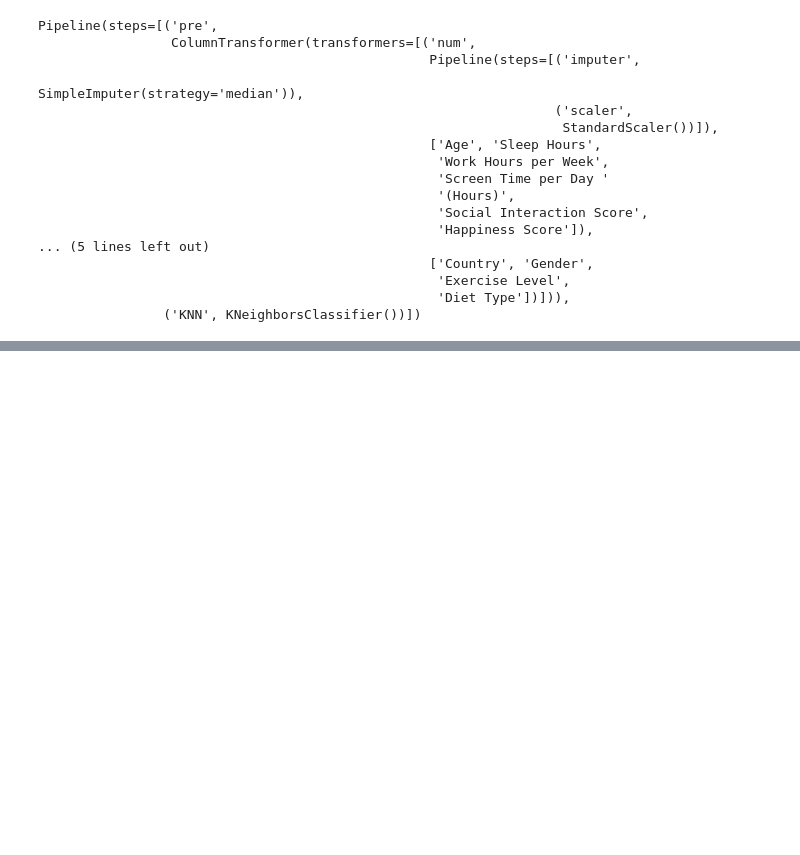
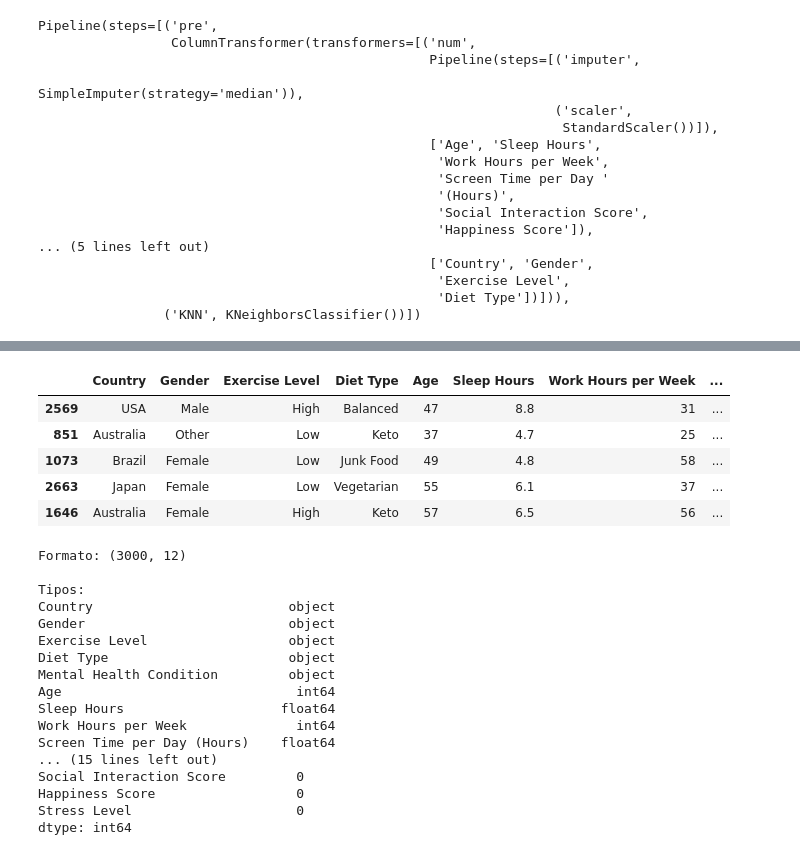
Before and after one commit to hugocfrias/MVP-Machine-Learning, a Jupyter notebook: MVP_Machine_Learning.ipynb, the cells around one changed output, grey strips where cells are left out. Drawn from its saved outputs; the diff is of its cells as text; code cells hidden in the pictures; blank space fills up the shorter version.

```diff
--- a/MVP_Machine_Learning.ipynb
+++ b/MVP_Machine_Learning.ipynb
@@ -689,0 +710,32 @@ pd.DataFrame(results).T
+# %%
+# === Verificações iniciais ===
+display(df_cleaned.sample(5))
+print("\nFormato:", df.shape)
+print("\nTipos:")
+print(df.dtypes)
+print("\nValores ausentes por coluna:")
+print(df.isna().sum())
+# %% [output]
+|  | Country | Gender | Exercise Level | Diet Type | Age | Sleep Hours | Work Hours per Week | ... |
+| 2569 | USA | Male | High | Balanced | 47 | 8.8 | 31 | ... |
+| 851 | Australia | Other | Low | Keto | 37 | 4.7 | 25 | ... |
+| 1073 | Brazil | Female | Low | Junk Food | 49 | 4.8 | 58 | ... |
+| 2663 | Japan | Female | Low | Vegetarian | 55 | 6.1 | 37 | ... |
+| 1646 | Australia | Female | High | Keto | 57 | 6.5 | 56 | ... |
+Formato: (3000, 12)
+
+Tipos:
+Country                         object
+Gender                          object
+Exercise Level                  object
+Diet Type                       object
+Mental Health Condition         object
+Age                              int64
+Sleep Hours                    float64
+Work Hours per Week              int64
+Screen Time per Day (Hours)    float64
+... (15 lines left out)
+Social Interaction Score         0
+Happiness Score                  0
+Stress Level                     0
+dtype: int64
```
Also changed, not shown: parts of 9 cells of this notebook.
